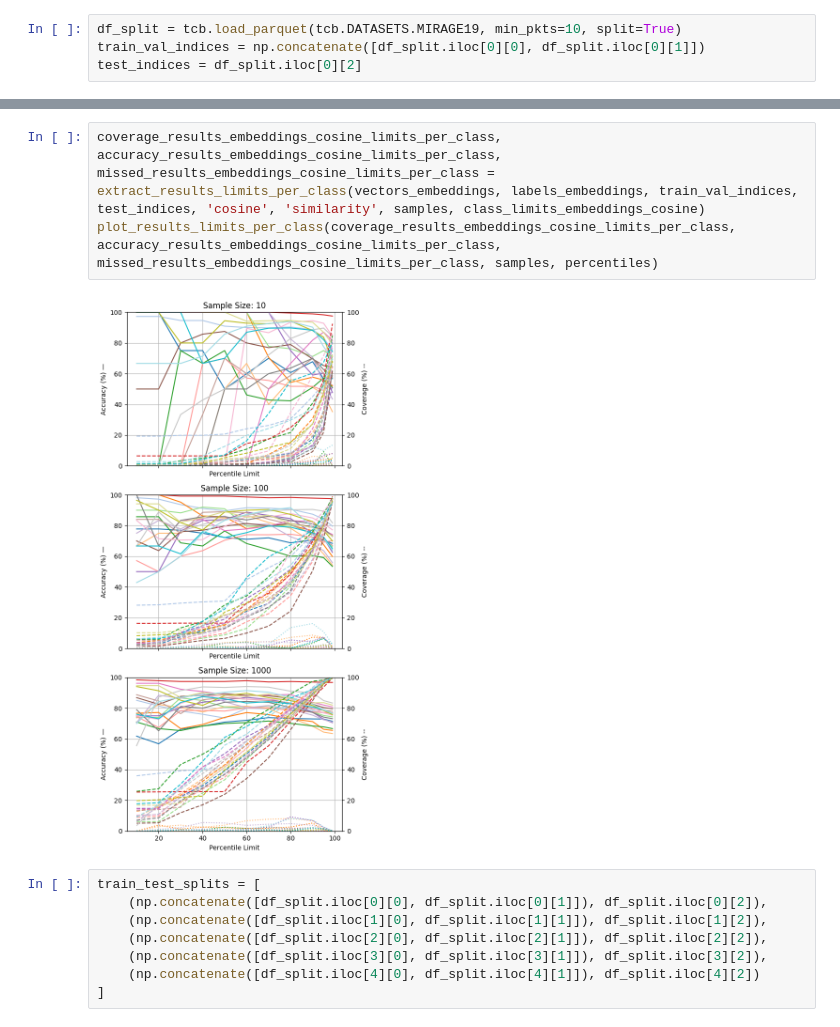
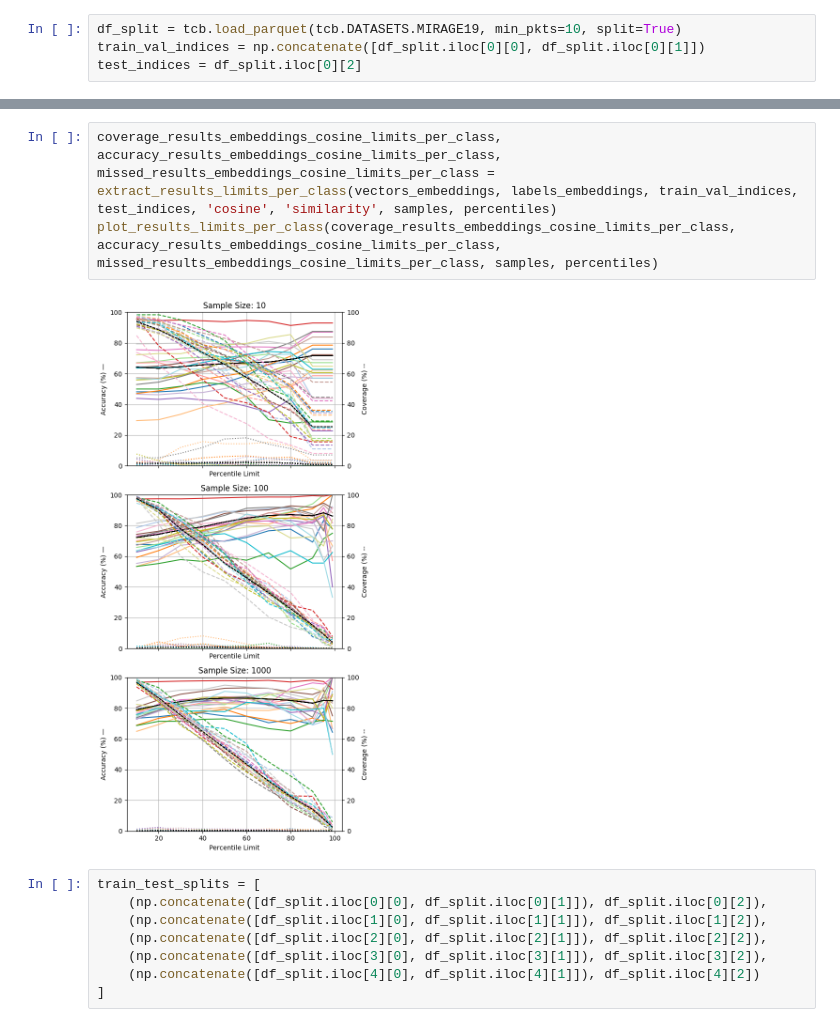
Before and after one commit to elliev7/partiii_research_project, a Jupyter notebook: fingerprinting/percentiles.ipynb, the cells around one changed output, grey strips where cells are left out. Saved outputs shown, nothing was run; the diff lists cells and outputs as text.

```diff
--- a/fingerprinting/percentiles.ipynb
+++ b/fingerprinting/percentiles.ipynb
@@ -109,8 +30,8 @@ plot_results_limits_per_class(coverage_results_embeddings_limits_per_class, accu
 # %%
-coverage_results_embeddings_cosine_limits_per_class, accuracy_results_embeddings_cosine_limits_per_class, missed_results_embeddings_cosine_limits_per_class = extract_results_limits_per_class(vectors_embeddings, labels_embeddings, train_val_indices, test_indices, 'cosine', 'similarity', samples, class_limits_embeddings_cosine)
+coverage_results_embeddings_cosine_limits_per_class, accuracy_results_embeddings_cosine_limits_per_class, missed_results_embeddings_cosine_limits_per_class = extract_results_limits_per_class(vectors_embeddings, labels_embeddings, train_val_indices, test_indices, 'cosine', 'similarity', samples, percentiles)
 plot_results_limits_per_class(coverage_results_embeddings_cosine_limits_per_class, accuracy_results_embeddings_cosine_limits_per_class, missed_results_embeddings_cosine_limits_per_class, samples, percentiles)
 # %% [output]
-[figure, old version]
+[figure, new version]
 # %%
 train_test_splits = [
     (np.concatenate([df_split.iloc[0][0], df_split.iloc[0][1]]), df_split.iloc[0][2]),
```
Also changed, not shown: parts of 20 cells of this notebook, 3 other files.
